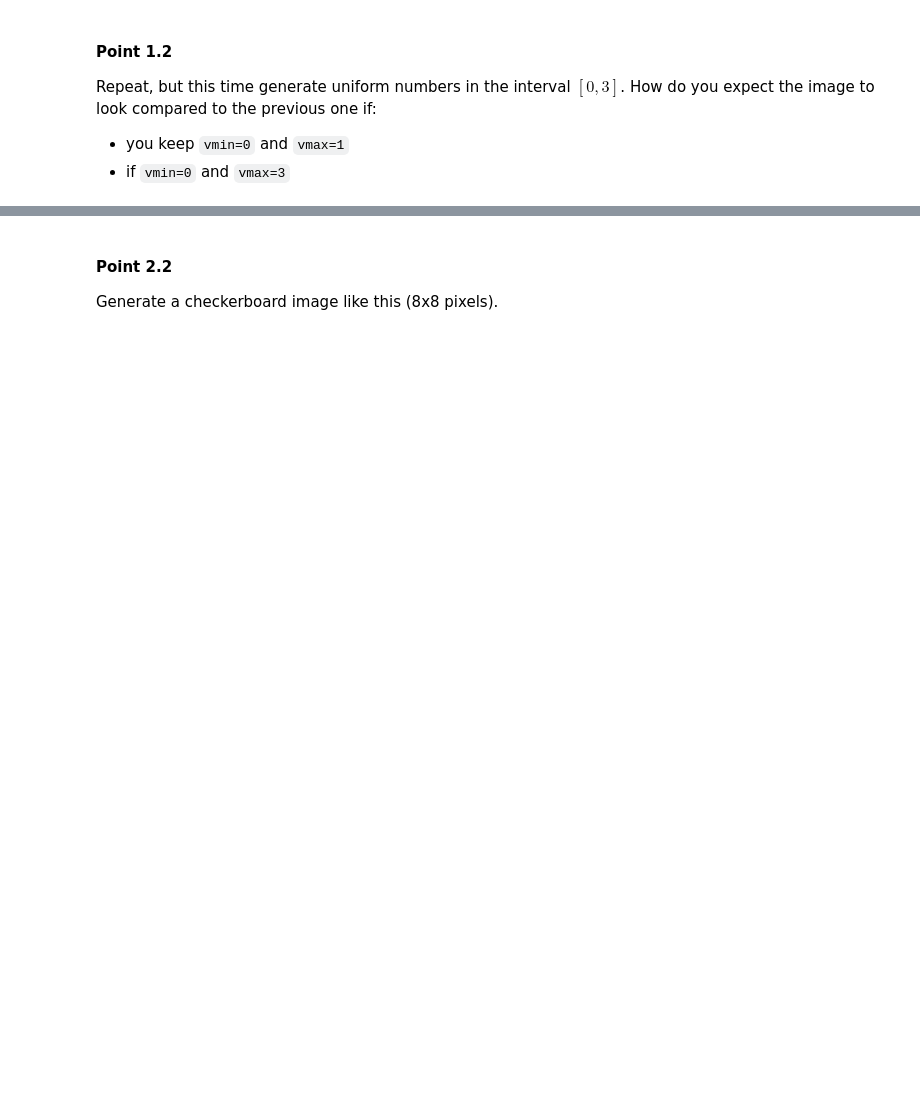
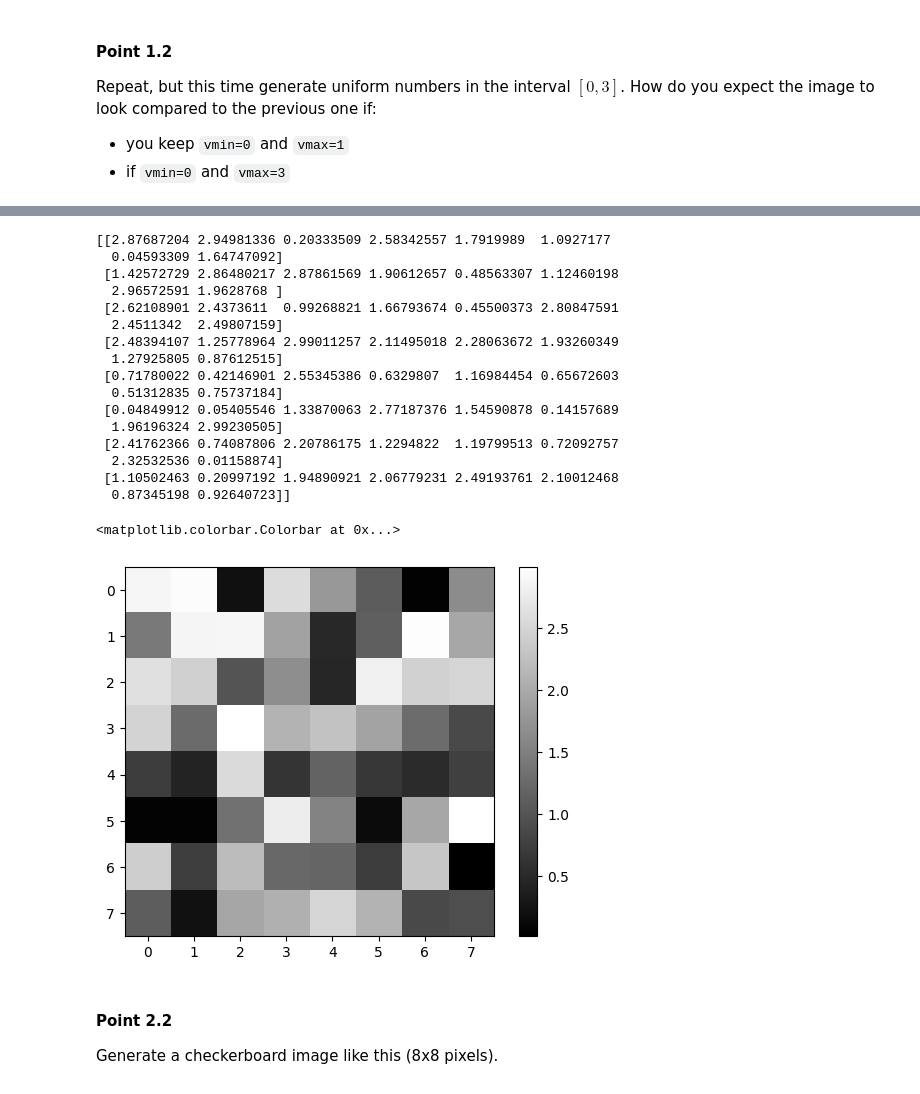
Before and after one commit to memocpr/TSM_CompVis, a Jupyter notebook: w1/01a-introduction.ipynb, the cells around one changed output, grey strips where cells are left out. Drawn from its saved outputs; the diff is of its cells as text; code cells hidden in the pictures; blank space fills up the shorter version.

```diff
--- a/w1/01a-introduction.ipynb
+++ b/w1/01a-introduction.ipynb
@@ -153,3 +181,34 @@ Generate a striped image like this (8x8 pixels).
+# %%
+# Solution
+import numpy as np
+import matplotlib.pyplot as plt  # <-- this line is missing
+
+# Generate a 5x5 array of random floats between 0 and 1
+im = np.random.uniform(0, 3, (8, 8))
+print(im)
+
+
+plt.imshow(im, cmap="gray")
+plt.colorbar()
+# %% [output]
+[[2.87687204 2.94981336 0.20333509 2.58342557 1.7919989  1.0927177
+  0.04593309 1.64747092]
+ [1.42572729 2.86480217 2.87861569 1.90612657 0.48563307 1.12460198
+  2.96572591 1.9628768 ]
+ [2.62108901 2.4373611  0.99268821 1.66793674 0.45500373 2.80847591
+  2.4511342  2.49807159]
+ [2.48394107 1.25778964 2.99011257 2.11495018 2.28063672 1.93260349
+  1.27925805 0.87612515]
+ [0.71780022 0.42146901 2.55345386 0.6329807  1.16984454 0.65672603
+  0.51312835 0.75737184]
+ [0.04849912 0.05405546 1.33870063 2.77187376 1.54590878 0.14157689
+  1.96196324 2.99230505]
+ [2.41762366 0.74087806 2.20786175 1.2294822  1.19799513 0.72092757
+  2.32532536 0.01158874]
+ [1.10502463 0.20997192 1.94890921 2.06779231 2.49193761 2.10012468
+  0.87345198 0.92640723]]
+<matplotlib.colorbar.Colorbar at 0x...>
+[figure, added]
 # %% [markdown]
 #### Point 2.2
 Generate a checkerboard image like this (8x8 pixels).
```
Also changed, not shown: parts of 5 cells of this notebook, 7 other files.
